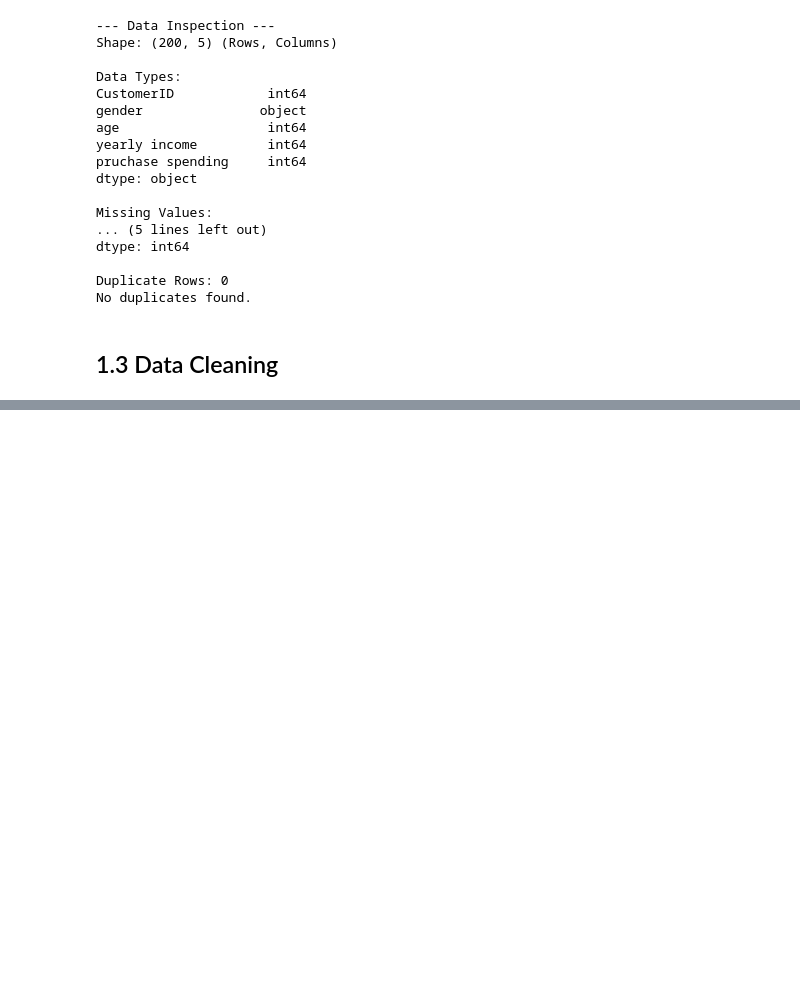
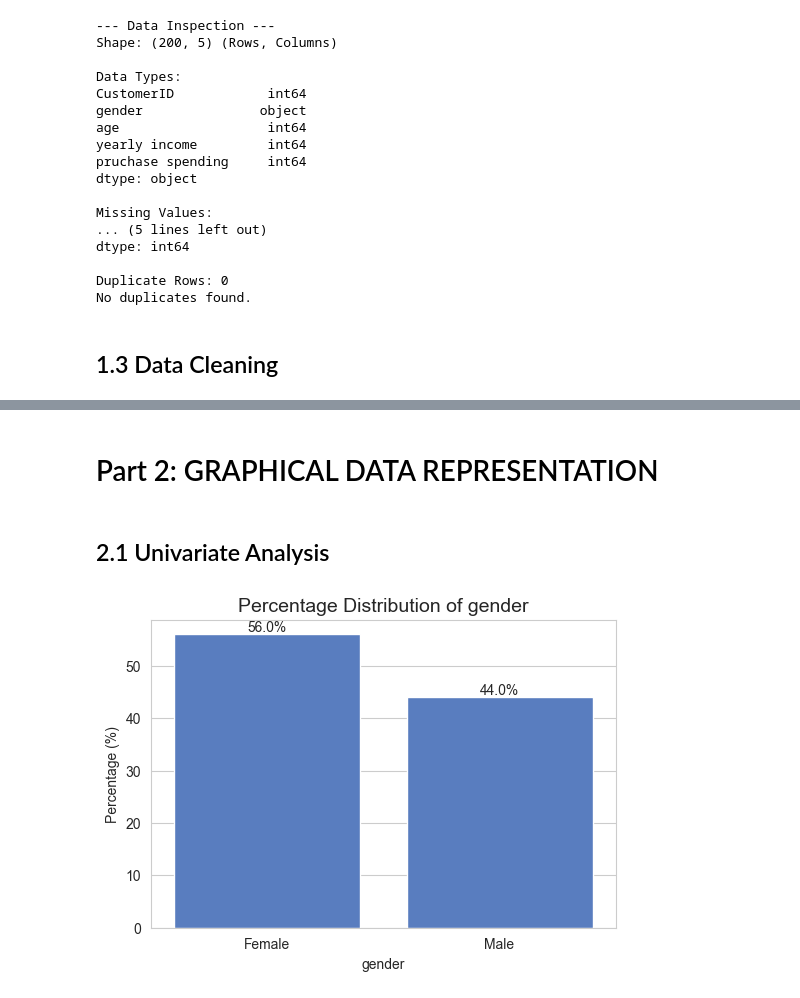
Before and after one commit to GitGud-f/customer-segmentation-kmeans, a Jupyter notebook: notebooks/analysis_report.ipynb, the cells around one changed output, grey strips where cells are left out. Saved outputs shown, nothing was run; the diff lists cells and outputs as text; code cells hidden in the pictures; blank space fills up the shorter version.

Commit message:
Part 2
- Univariant Analysis
- Bivariant Analysis
- MultiVariant Analysis

```diff
--- a/notebooks/analysis_report.ipynb
+++ b/notebooks/analysis_report.ipynb
@@ -88,3 +87,12 @@ New Shape: (200, 4)
 | 3 | Female | 23 | 16 | 77 |
 | 4 | Female | 31 | 17 | 40 |
 Data saved to ../data/processed/Mall_Customers_Clean.csv
+# %% [markdown]
+# Part 2: GRAPHICAL DATA REPRESENTATION
+# %% [markdown]
+## 2.1 Univariate Analysis
+# %%
+# 1. Gender Distribution (Percentage)
+visualization.plot_gender_distribution(df_clean, 'gender')
+# %% [output]
+[figure, added]
```
Also changed, not shown: parts of 9 cells of this notebook, 2 other files.
